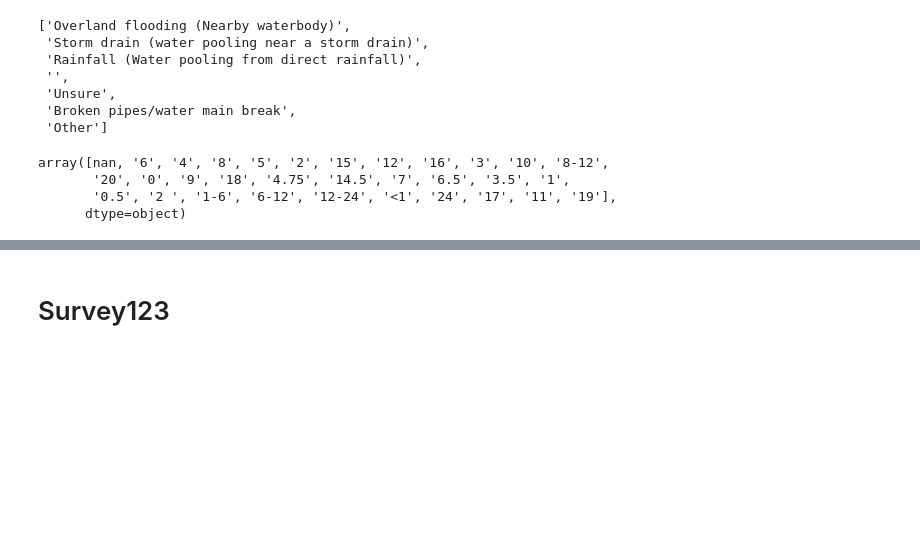
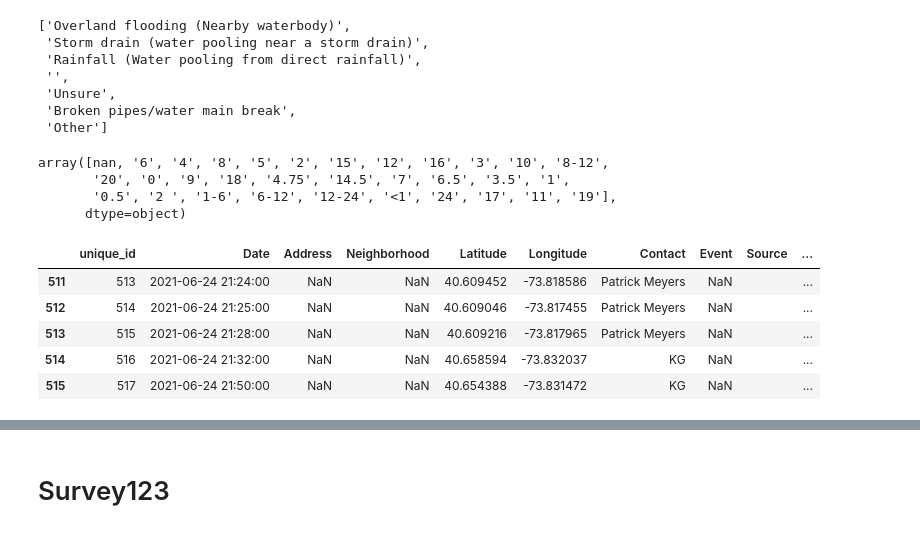
Before and after one commit to cankadir/FloodAnalysis, a Jupyter notebook: PY/MyCoast_Data_Upload.ipynb, the cells around one changed output, grey strips where cells are left out. Saved outputs shown, nothing was run; the diff lists cells and outputs as text; code cells hidden in the pictures; blank space fills up the shorter version.

```diff
--- a/PY/MyCoast_Data_Upload.ipynb
+++ b/PY/MyCoast_Data_Upload.ipynb
@@ -43,3 +45,12 @@ df.head()
 | 2 | 4 | 2018-09-10 23:35:00 | Davenport Court | Howard Beach/ Hamilton Beach | 40.6534843 | -73.830255 | C. O'Dea | September 2018 New Moon | Overland Flooding | ... |
 | 3 | 5 | 2018-09-10 23:35:00 | Rau Court | Howard Beach/ Hamilton Beach | 40.6539708 | -73.829887 | C. O'Dea | September 2018 New Moon | Overland Flooding | ... |
 | 4 | 6 | 2018-09-25 09:45:00 | Davenport Court | Howard Beach/ Hamilton Beach | 40.6534572 | -73.829909 | C. O'Dea | September 2018 New Moon | Overland Flooding | ... |
+# %%
+
+df['What is affected by the flood waters?'] = df['What is affected by the flood waters?'].str.replace('_', ' ')
+df['What is affected by the flood waters?'] = df['What is affected by the flood waters?'].str.replace( 'roads streets' , 'Roadway/street')
+
+df['What is affected by the flood waters?'] = df['What is affected by the flood waters?'].str.replace(', ', ',')
+df['What is affected by the flood waters?'] = df['What is affected by the flood waters?'].str.replace(',', ', ')
+
+df['What is affected by the flood waters?'].unique()
@@ -158,6 +203,27 @@ array([nan, '6', '4', '8', '5', '2', '15', '12', '16', '3', '10', '8-12',
        '20', '0', '9', '18', '4.75', '14.5', '7', '6.5', '3.5', '1',
        '0.5', '2 ', '1-6', '6-12', '12-24', '<1', '24', '17', '11', '19'],
       dtype=object)
+# %%
+def convert_float(x):
+    try:
+        return float(x)
+    except:
+        return None
+
+df['Latitude'] = df['Latitude'].apply( lambda x: convert_float(x) )
+df['Longitude'] = df['Longitude'].apply( lambda x: convert_float(x) )
+df['Longitude'].unique()
+
+df = df[ (df['Latitude'].notnull()) & (df['Longitude'].notnull()) ]
+# %%
+df.tail()
+# %% [output]
+|  | unique_id | Date | Address | Neighborhood | Latitude | Longitude | Contact | Event | Source | ... |
+| 511 | 513 | 2021-06-24 21:24:00 | NaN | NaN | 40.609452 | -73.818586 | Patrick Meyers | NaN |  | ... |
+| 512 | 514 | 2021-06-24 21:25:00 | NaN | NaN | 40.609046 | -73.817455 | Patrick Meyers | NaN |  | ... |
+| 513 | 515 | 2021-06-24 21:28:00 | NaN | NaN | 40.609216 | -73.817965 | Patrick Meyers | NaN |  | ... |
+| 514 | 516 | 2021-06-24 21:32:00 | NaN | NaN | 40.658594 | -73.832037 | KG | NaN |  | ... |
+| 515 | 517 | 2021-06-24 21:50:00 | NaN | NaN | 40.654388 | -73.831472 | KG | NaN |  | ... |
 # %%
 import os
 import uuid
```
Also changed, not shown: parts of 20 cells of this notebook, 33 other files.
